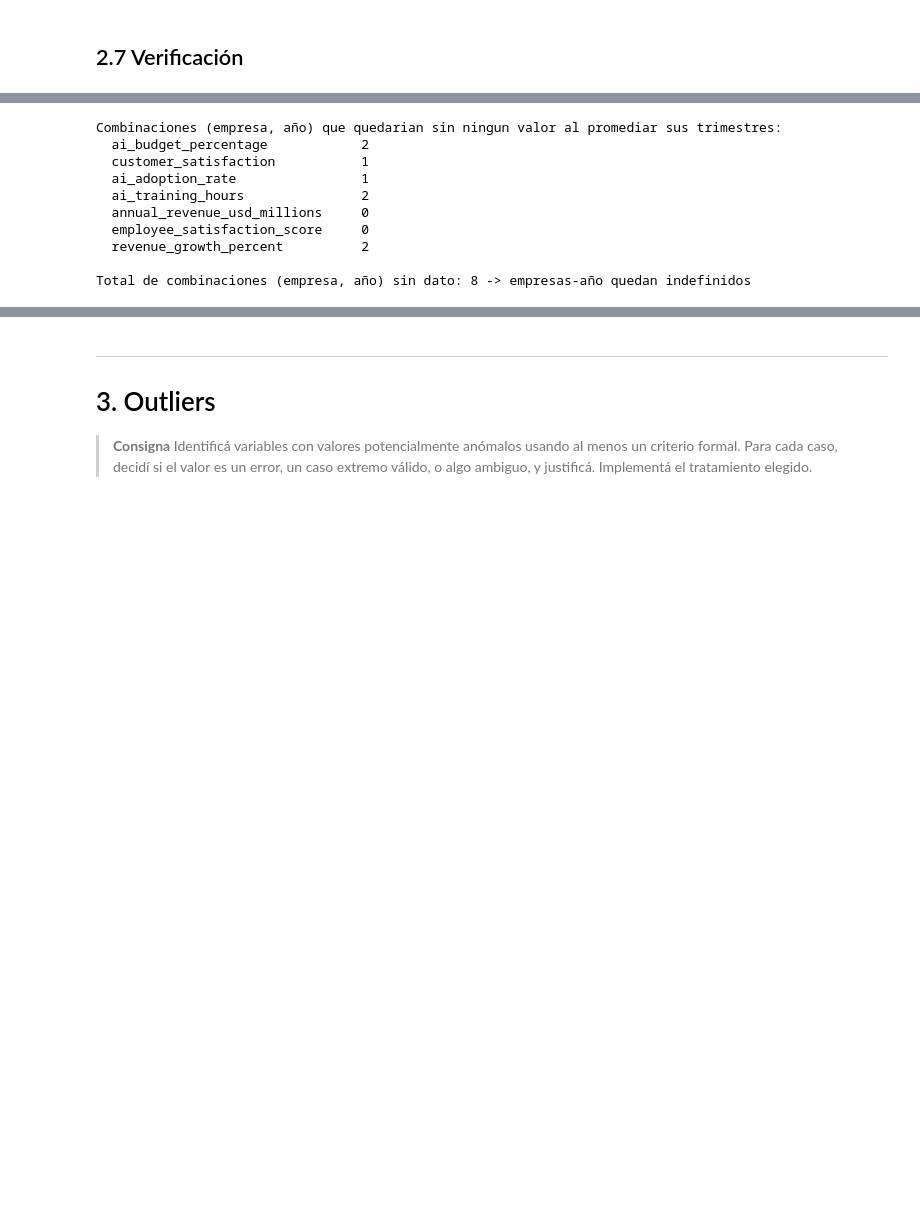
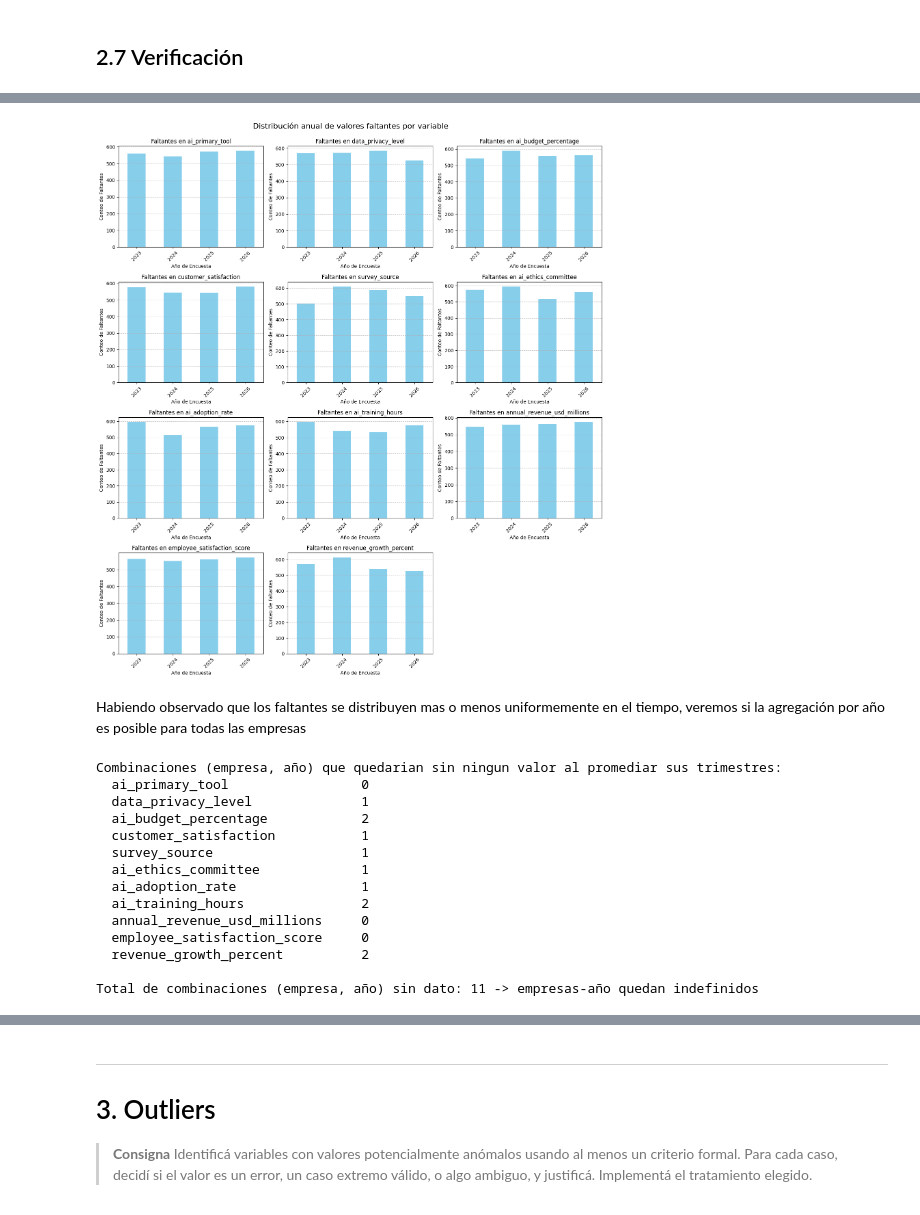
Before and after one commit to Franncippi/Proyecto-mentoria-M09, a Jupyter notebook: notebooks/02_curacion_de_datos_e_integracion.ipynb, the cells around one changed output, grey strips where cells are left out. Saved outputs shown, nothing was run; the diff lists cells and outputs as text; code cells hidden in the pictures; blank space fills up the shorter version.

```diff
--- a/notebooks/02_curacion_de_datos_e_integracion.ipynb
+++ b/notebooks/02_curacion_de_datos_e_integracion.ipynb
@@ -734,0 +759,17 @@ Celdas faltantes totales: 24,736 de 8,400,000 (0.29% del dataset)
+# %%
+# quiero ver la distribucion de esos datos faltantes por año
+# --- Prueba: la tasa de faltantes cambia por año? ---
+
+# Crear un DataFrame para almacenar los resultados
+faltantes_por_ano = pd.DataFrame()
+
+# Iterar sobre cada columna con faltantes_final y contar los nulos por survey_year
+for col in faltantes_final.index:
+    # Asegurarse de que survey_year sea entero para la agrupación
+    # Corregido: Aplicar isna() a la serie antes de agrupar, o usar apply dentro de la agrupación
+    nulos_anuales = df[col].isna().groupby(df['survey_year'].astype(int)).sum()
+    faltantes_por_ano[col] = nulos_anuales
+
+# Mostrar la tabla, transponiéndola para que las variables estén en las filas
+print("\nDistribución de faltantes por variable y año:")
+print(faltantes_por_ano.T.to_string())
@@ -735,10 +790,40 @@ Celdas faltantes totales: 24,736 de 8,400,000 (0.29% del dataset)
+# %%
+# Determinar el número de subplots
+num_variables = len(faltantes_final.index)
+# Calcular las dimensiones de la cuadrícula para los subplots
+n_cols = 3
+n_rows = (num_variables + n_cols - 1) // n_cols  # Redondear hacia arriba
+fig, axes = plt.subplots(n_rows, n_cols, figsize=(5 * n_cols, 4 * n_rows))
+axes = axes.flatten() # Aplanar el array de axes para iterar fácilmente
+
+for i, col in enumerate(faltantes_final.index):
+    ax = axes[i]
+    faltantes_por_ano[col].plot(kind='bar', ax=ax, color='skyblue')
+    ax.set_title(f'Faltantes en {col}', fontsize=12)
+    ax.set_xlabel('Año de Encuesta')
+    ax.set_ylabel('Conteo de Faltantes')
+    ax.tick_params(axis='x', rotation=45)
+    ax.grid(axis='y', linestyle='--', alpha=0.7)
+
+# Eliminar subplots vacíos si los hay
+for j in range(i + 1, len(axes)):
+    fig.delaxes(axes[j])
+
+plt.tight_layout()
+plt.suptitle('Distribución anual de valores faltantes por variable', y=1.02, fontsize=16)
+plt.show()
+# %% [output]
+[figure, added]
+# %% [markdown]
+Habiendo observado que los faltantes se distribuyen mas o menos uniformemente en el tiempo, veremos si la agregación por año es posible para todas las empresas
 # %%
-# Comprobacion de que la agregacion a nivel empresa y año no va a producir promedios indefinidos
-numericas_con_nulos = [c for c in faltantes_final.index if pd.api.types.is_numeric_dtype(df[c])]
-# Para cada columna numerica con nulos, contamos cuantas combinaciones (empresa, año)
+# Comprobacion del grado en que la agregacion a nivel empresa y año va a producir promedios indefinidos
+# Se usa faltantes_final.index para incluir todas las columnas que tienen faltantes, no solo las numericas.
+columnas_con_nulos = faltantes_final.index
+# Para cada columna con nulos, contamos cuantas combinaciones (empresa, año)
 # tienen TODOS sus trimestres en NaN (g.notna().sum() == 0 -> ningun valor no nulo en el grupo)
 sin_dato_df = (
-    df.groupby(["company_id", "survey_year"])[numericas_con_nulos]
+    df.groupby(["company_id", "survey_year"])[columnas_con_nulos]
     .apply(lambda g: g.notna().sum() == 0)
 )
 sin_dato = sin_dato_df.sum()
@@ -749,15 +834,19 @@ for c, n in sin_dato.items():
 print(f"\nTotal de combinaciones (empresa, año) sin dato: {sin_dato.sum()} -> empresas-año quedan indefinidos")
 # %% [output]
 Combinaciones (empresa, año) que quedarian sin ningun valor al promediar sus trimestres:
+  ai_primary_tool                 0
+  data_privacy_level              1
   ai_budget_percentage            2
   customer_satisfaction           1
+  survey_source                   1
+  ai_ethics_committee             1
   ai_adoption_rate                1
   ai_training_hours               2
   annual_revenue_usd_millions     0
   employee_satisfaction_score     0
   revenue_growth_percent          2
 
-Total de combinaciones (empresa, año) sin dato: 8 -> empresas-año quedan indefinidos
+Total de combinaciones (empresa, año) sin dato: 11 -> empresas-año quedan indefinidos
 # %%
 # ver que empresas-año son
 # Filtrar sin_dato_df para encontrar las combinaciones donde al menos una columna es True
```
Also changed, not shown: parts of 12 cells of this notebook.
